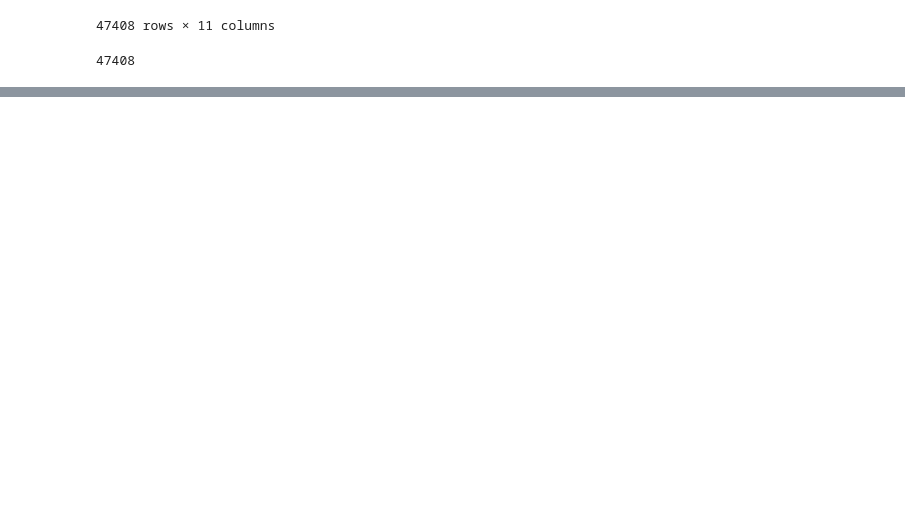
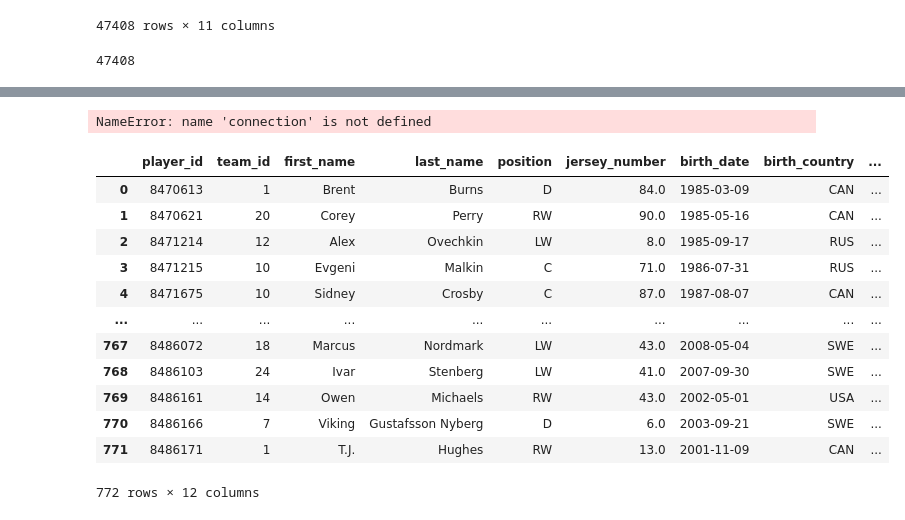
Before and after one commit to Nareshselvaraj1302/NHL-Analytics-Hub-Guvi-Project, a Jupyter notebook: NHLStreamlitDashboard.ipynb, the cells around one changed output, grey strips where cells are left out. Saved outputs shown, nothing was run; the diff lists cells and outputs as text; code cells hidden in the pictures; blank space fills up the shorter version.

```diff
--- a/NHLStreamlitDashboard.ipynb
+++ b/NHLStreamlitDashboard.ipynb
@@ -248,0 +525,34 @@ df_games.to_sql('game_stats',if_exists='replace', con=engine)
+# %%
+import pandas as pd
+df_players = pd.read_sql_query("SELECT * FROM players", connection)
+df_players
+# %% [output]
+NameError: name 'connection' is not defined
+# %%
+import mysql.connector
+import pandas as pd
+
+connection = mysql.connector.connect(
+    host='localhost',
+    port=3306,
+    database='NHL_ANALYTICS_PROJECT',
+    user='root',
+    password="Omsivaya@20"
+)
+
+df_players = pd.read_sql_query("SELECT * FROM players", connection)
+df_players
+# %% [output]
+|  | player_id | team_id | first_name | last_name | position | jersey_number | birth_date | birth_country | ... |
+| 0 | 8470613 | 1 | Brent | Burns | D | 84.0 | 1985-03-09 | CAN | ... |
+| 1 | 8470621 | 20 | Corey | Perry | RW | 90.0 | 1985-05-16 | CAN | ... |
+| 2 | 8471214 | 12 | Alex | Ovechkin | LW | 8.0 | 1985-09-17 | RUS | ... |
+| 3 | 8471215 | 10 | Evgeni | Malkin | C | 71.0 | 1986-07-31 | RUS | ... |
+| 4 | 8471675 | 10 | Sidney | Crosby | C | 87.0 | 1987-08-07 | CAN | ... |
+| ... | ... | ... | ... | ... | ... | ... | ... | ... | ... |
+| 767 | 8486072 | 18 | Marcus | Nordmark | LW | 43.0 | 2008-05-04 | SWE | ... |
+| 768 | 8486103 | 24 | Ivar | Stenberg | LW | 41.0 | 2007-09-30 | SWE | ... |
+| 769 | 8486161 | 14 | Owen | Michaels | RW | 43.0 | 2002-05-01 | USA | ... |
+| 770 | 8486166 | 7 | Viking | Gustafsson Nyberg | D | 6.0 | 2003-09-21 | SWE | ... |
+| 771 | 8486171 | 1 | T.J. | Hughes | RW | 13.0 | 2001-11-09 | CAN | ... |
+772 rows × 12 columns
```
Also changed, not shown: parts of 10 cells of this notebook.
